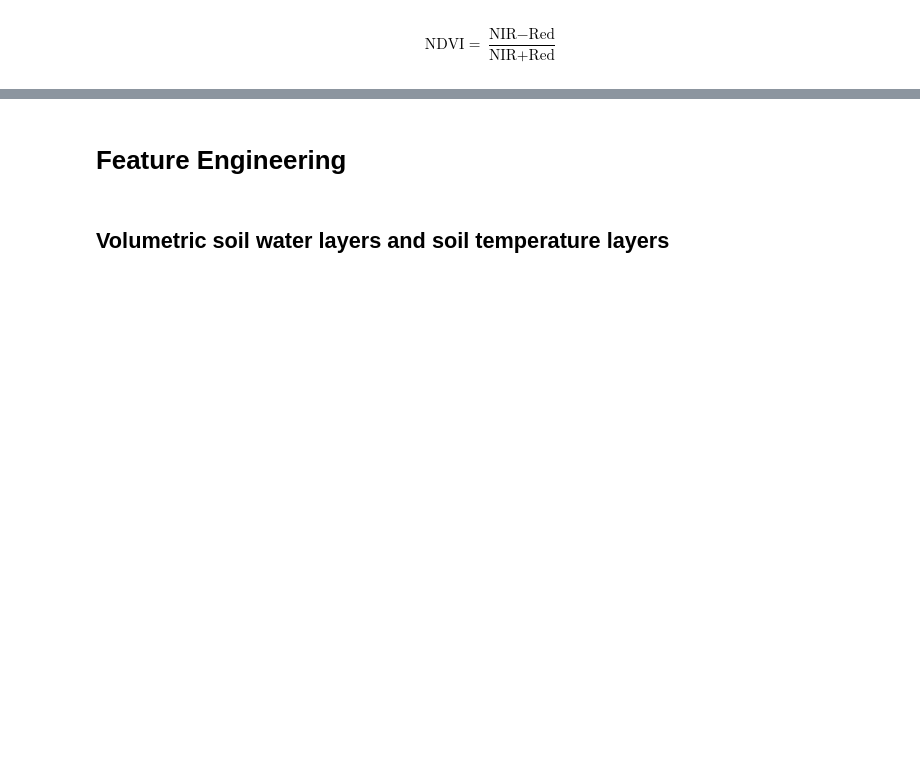
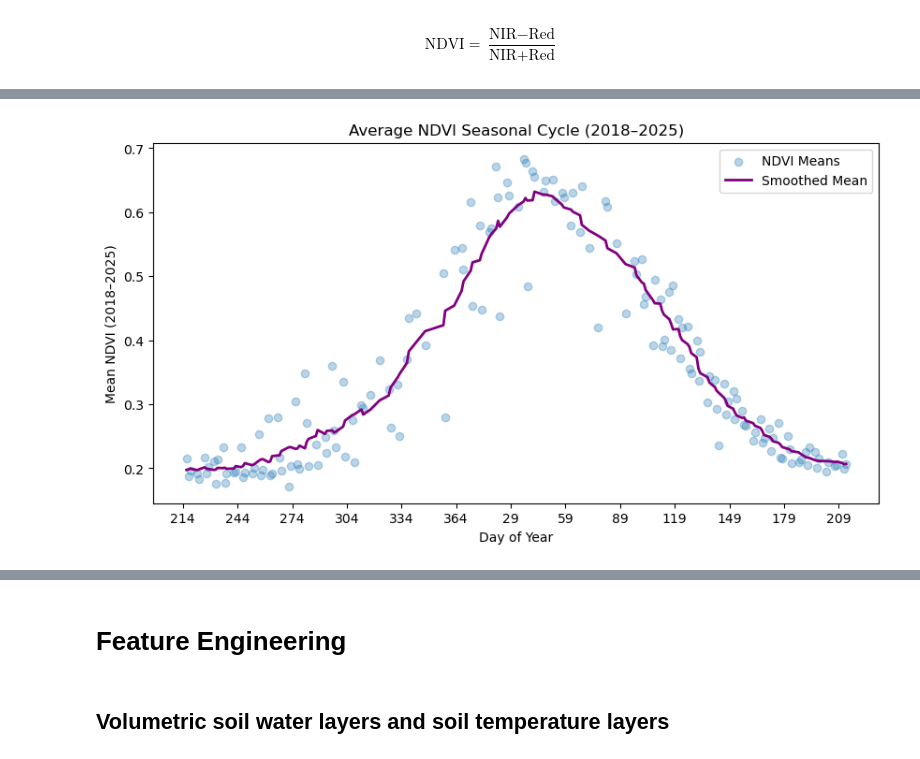
Before and after one commit to asembreek/fieldlens, a Jupyter notebook: notebooks/EDA and Dimensionality Reduction.ipynb, the cells around one changed output, grey strips where cells are left out. Saved outputs shown, nothing was run; the diff lists cells and outputs as text; code cells hidden in the pictures; blank space fills up the shorter version.

```diff
--- a/notebooks/EDA and Dimensionality Reduction.ipynb
+++ b/notebooks/EDA and Dimensionality Reduction.ipynb
@@ -141,0 +149,10 @@ plt.show()
+# %%
+shift = pd.Timestamp("2019-08-01").dayofyear
+
+def shift_doy(x):
+    shifted_doy = ((x - shift) % 365) + 1
+    return shifted_doy
+
+def inv_shift_doy(x):
+    inv_shifted_doy = (x + shift - 1) % 365
+    return inv_shifted_doy
@@ -142 +170,19 @@ plt.show()
+# %%
+
+clim = plot_df.groupby("shifted_doy")["NDVI_mean"].mean().sort_index()
+clim_smooth = clim.rolling(window=14, center=True, min_periods=1).mean()
+
+plt.figure(figsize=(10, 5))
+plt.scatter(clim.index, clim.values, alpha=0.3, label="NDVI Means")
+plt.plot(clim_smooth.index, clim_smooth.values, linewidth=2, label="Smoothed Mean", color="purple")
+
+plt.xticks(ticks = x_ticks, labels=x_labels)
+
+plt.xlabel("Day of Year")
+plt.ylabel("Mean NDVI (2018–2025)")
+plt.title("Average NDVI Seasonal Cycle (2018–2025)")
+plt.legend()
+plt.show()
+# %% [output]
+[figure, added]
 # %%
```
Also changed, not shown: parts of 18 cells of this notebook, 1 other file.
